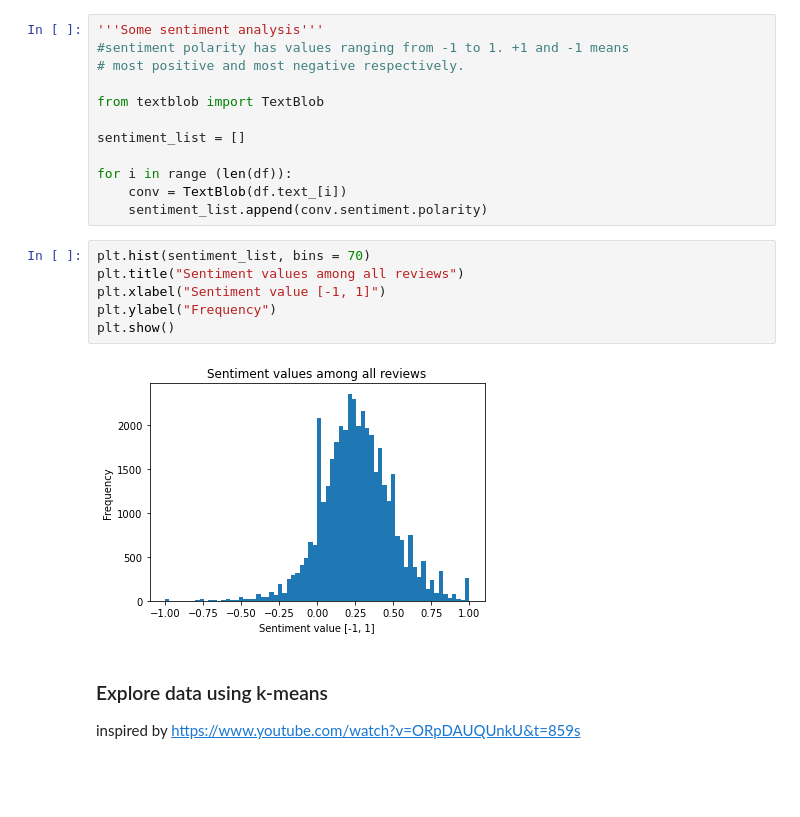
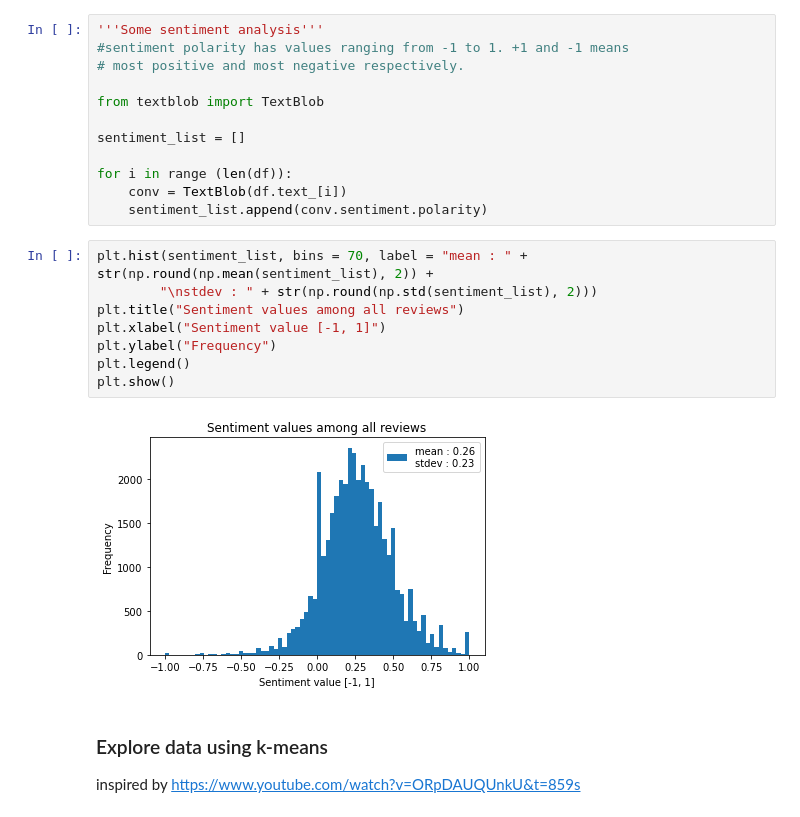
Before and after one commit to yqian000/OnlineReviewDetection, a Jupyter notebook: data_explore.ipynb, the cells around one changed output. Saved outputs shown, nothing was run; the diff lists cells and outputs as text; blank space fills up the shorter version.

```diff
--- a/data_explore.ipynb
+++ b/data_explore.ipynb
@@ -174,13 +176,15 @@ for i in range (len(df)):
     conv = TextBlob(df.text_[i])
     sentiment_list.append(conv.sentiment.polarity)
 # %%
-plt.hist(sentiment_list, bins = 70)
+plt.hist(sentiment_list, bins = 70, label = "mean : " + str(np.round(np.mean(sentiment_list), 2)) +
+        "\nstdev : " + str(np.round(np.std(sentiment_list), 2)))
 plt.title("Sentiment values among all reviews")
 plt.xlabel("Sentiment value [-1, 1]")
 plt.ylabel("Frequency")
+plt.legend()
 plt.show()
 # %% [output]
-[figure, old version]
+[figure, new version]
 # %% [markdown]
 ### Explore data using k-means
 
```
Also changed, not shown: parts of 13 cells of this notebook.
